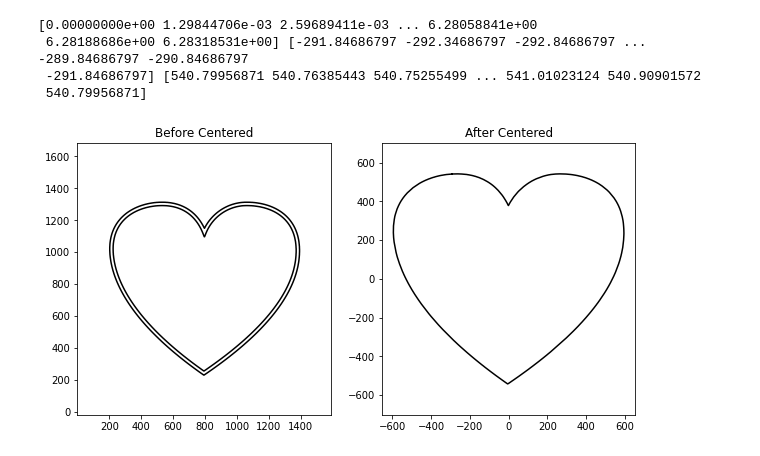
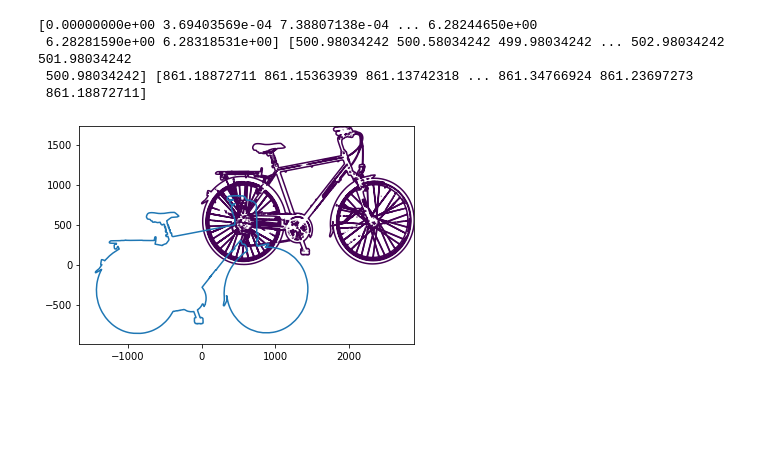
Before and after one commit to Paul30hub/Fourier_transform_drawing, a Jupyter notebook: Package/Fourier.ipynb, the cells around one changed output. Saved outputs shown, nothing was run; the diff lists cells and outputs as text; code cells hidden in the pictures; blank space fills up the shorter version.

```diff
--- a/Package/Fourier.ipynb
+++ b/Package/Fourier.ipynb
@@ -10,12 +10,11 @@ from Package4 import FS
 # %%
-image = ImageReader("Heart.png")
+image = ImageReader("velo.jpeg")
 time_table, x_table, y_table = image.get_tour()
-
 print(time_table, x_table, y_table)
 # %% [output]
-[0.00000000e+00 1.29844706e-03 2.59689411e-03 ... 6.28058841e+00
- 6.28188686e+00 6.28318531e+00] [-291.84686797 -292.34686797 -292.84686797 ... -289.84686797 -290.84686797
- -291.84686797] [540.79956871 540.76385443 540.75255499 ... 541.01023124 540.90901572
- 540.79956871]
+[0.00000000e+00 3.69403569e-04 7.38807138e-04 ... 6.28244650e+00
+ 6.28281590e+00 6.28318531e+00] [500.98034242 500.58034242 499.98034242 ... 502.98034242 501.98034242
+ 500.98034242] [861.18872711 861.15363939 861.13742318 ... 861.34766924 861.23697273
+ 861.18872711]
-[figure, old version]
+[figure, new version]
 # %%
```
Also changed, not shown: parts of 4 cells of this notebook, 26 other files.
